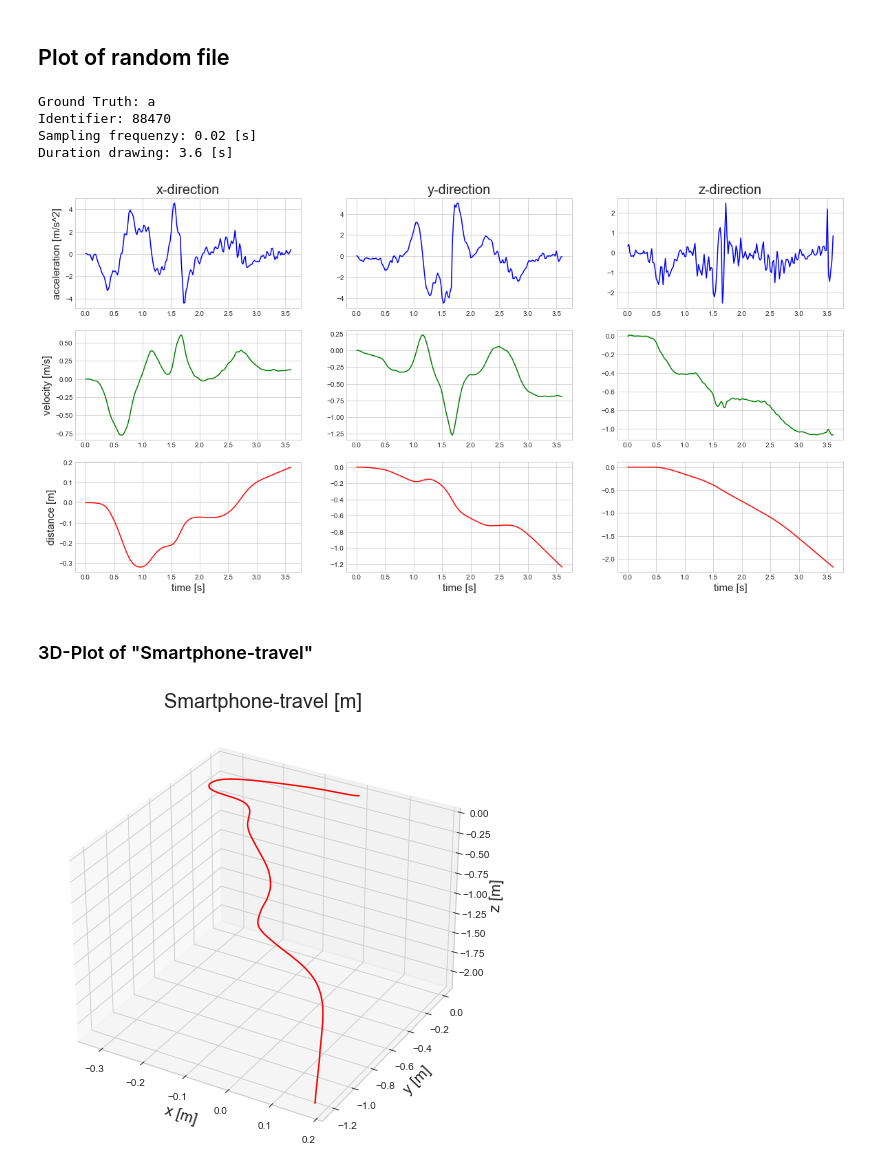
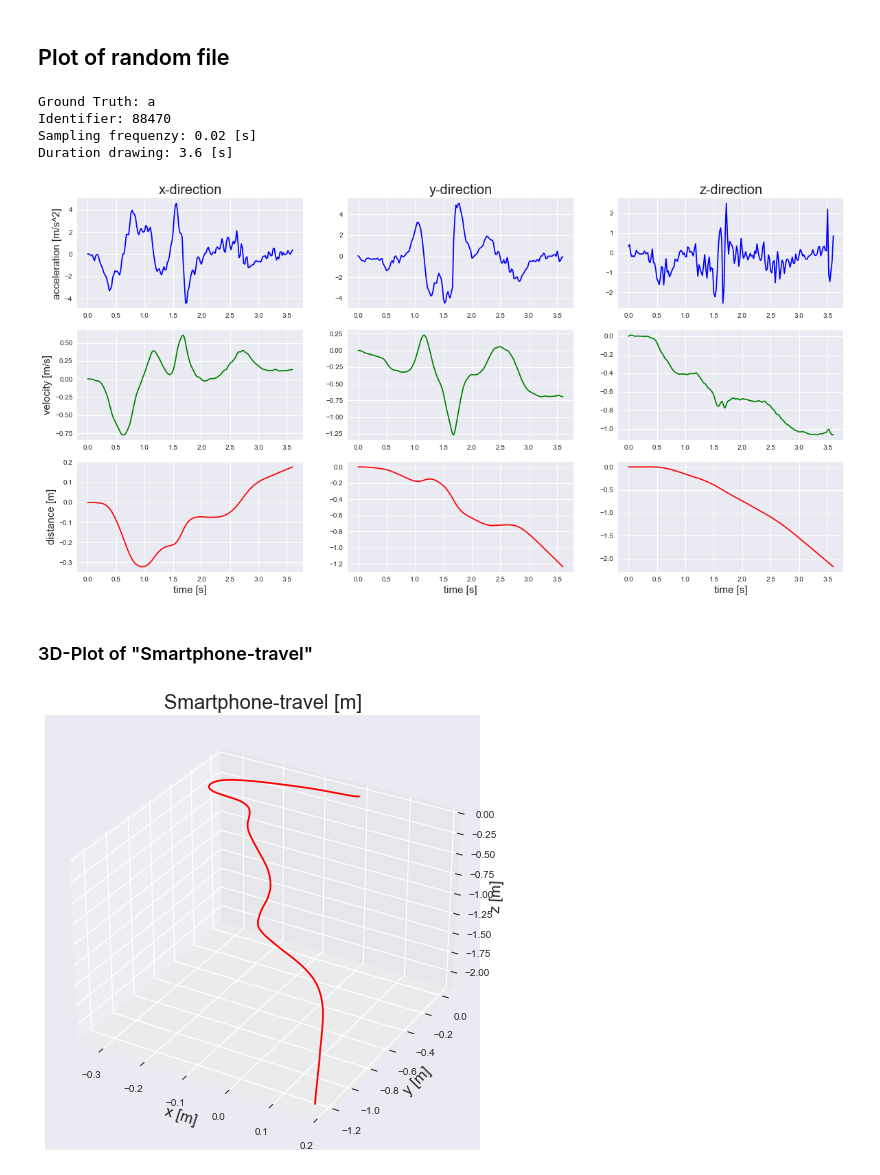
Before and after one commit to erikhelmut/japanese-character-classification, a Jupyter notebook: notebooks/1.0-erikh-initial-data-exploration.ipynb, the cells around one changed output. Saved outputs shown, nothing was run; the diff lists cells and outputs as text; code cells hidden in the pictures.

Commit message:
update graphs

```diff
--- a/notebooks/1.0-erikh-initial-data-exploration.ipynb
+++ b/notebooks/1.0-erikh-initial-data-exploration.ipynb
@@ -78,7 +78,7 @@ farbe = ["blue", "green", "red"]
 
 
 # create figure
-mpl.style.use("seaborn-whitegrid")
+mpl.style.use("seaborn") #seaborn-whitegrid
 fig, axs = plt.subplots(3,3,figsize=(20,10))
 
 # counter initialize
@@ -110,28 +110,28 @@ Ground Truth: a
 Identifier: 88470
 Sampling frequenzy: 0.02 [s]
 Duration drawing: 3.6 [s]
-[figure, old version]
+[figure, new version]
 # %% [markdown]
 ### 3D-Plot of "Smartphone-travel"
 # %%
 # create figure for 3D enviroment
-mpl.style.use("seaborn-whitegrid")
+mpl.style.use("seaborn") #seaborn-whitegrid
 fig2 = plt.figure(figsize=(10,8))
 axs2 = fig2.gca(projection='3d')
 
 # create plot
 axs2.plot(x_dist, y_dist, z_dist, color="red")
 
 # labels
 axs2.set_title("Smartphone-travel [m]", fontsize=20)
 axs2.set_xlabel("x [m]", fontsize=15)
 axs2.set_ylabel("y [m]", fontsize=15)
 axs2.set_zlabel("z [m]", fontsize=15)
 
 # show plot
 plt.show()
 # %% [output]
-[figure, old version]
+[figure, new version]
 # %% [markdown]
 ### Excursion: Trapezoidal rule
 
```
